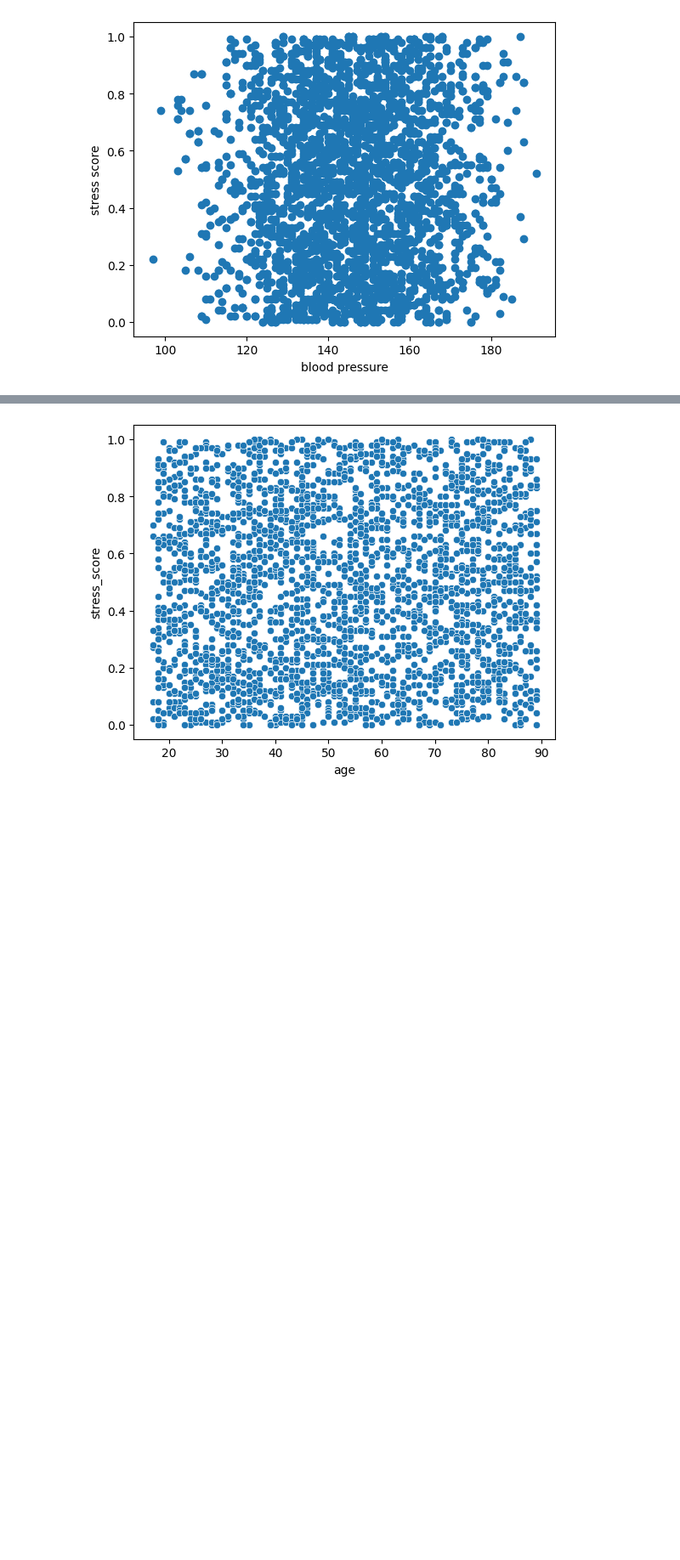
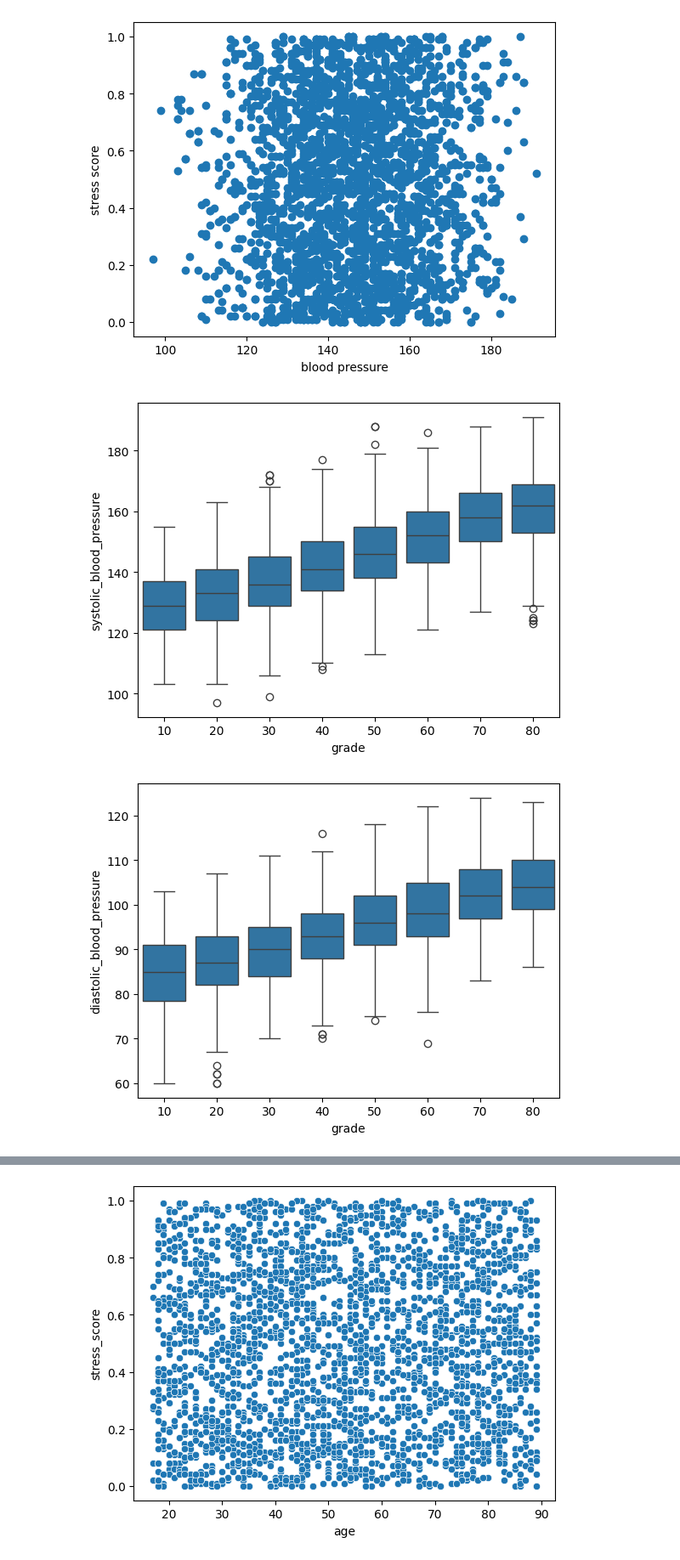
Before and after one commit to HOYUN-Y/DataAnalytics_projects, a Jupyter notebook: dacon_stress_prediction/data_preprocessing.ipynb, the cells around one changed output, grey strips where cells are left out. Shown at 85% size. Cells and saved outputs as stored; diff of their text form; code cells hidden in the pictures; blank space fills up the shorter version.

```diff
--- a/dacon_stress_prediction/data_preprocessing.ipynb
+++ b/dacon_stress_prediction/data_preprocessing.ipynb
@@ -244,3 +276,11 @@ plt.ylabel('stress score')
 plt.show()
 # %% [output]
 [figure]
+# %%
+sns.boxplot(x=train['grade'], y=train['systolic_blood_pressure'])
+plt.show()
+sns.boxplot(x=train['grade'], y=train['diastolic_blood_pressure'])
+plt.show()
+# %% [output]
+[figure, added]
+[figure, added]
```
Also changed, not shown: parts of 41 cells of this notebook.
